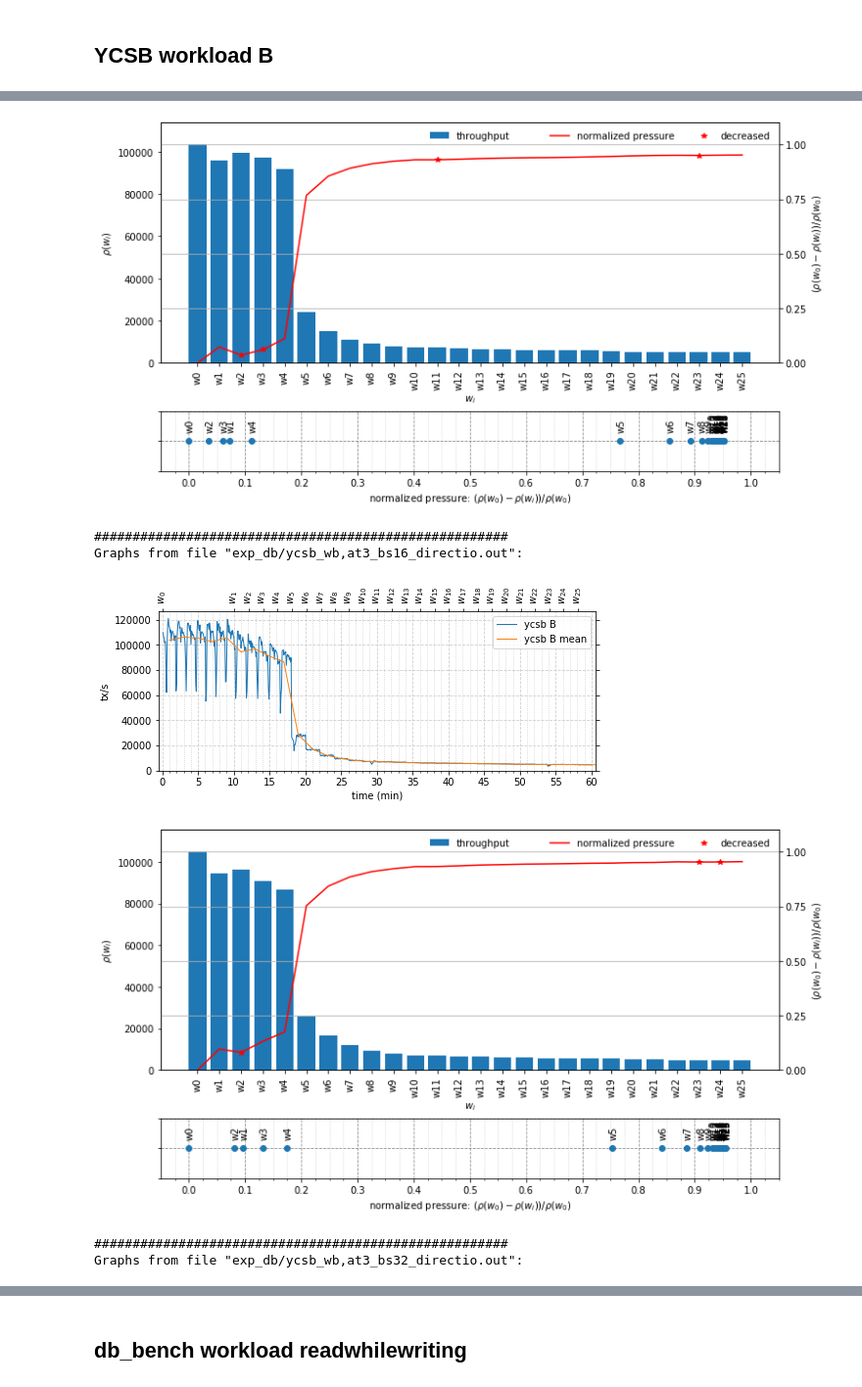
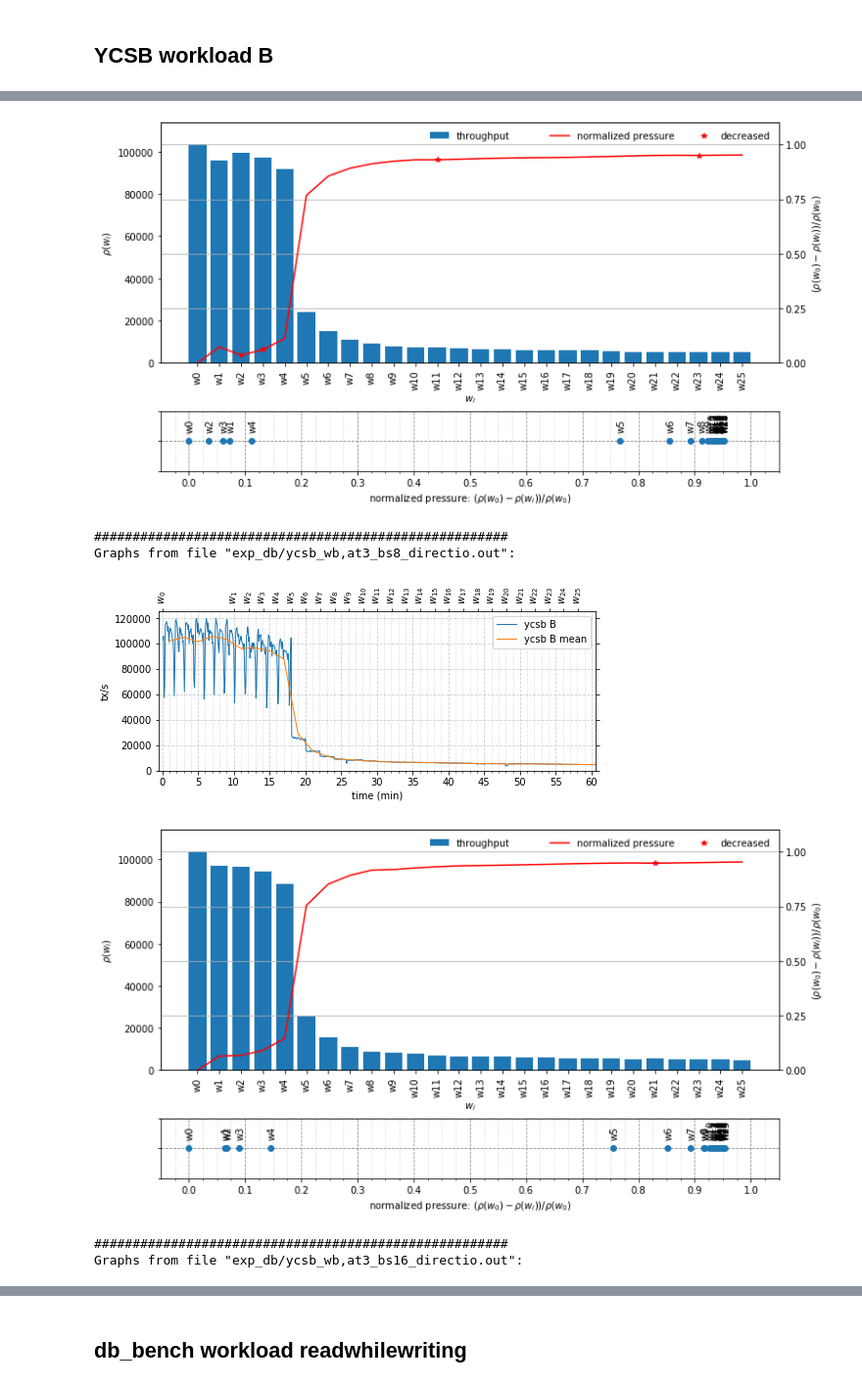
Before and after one commit to alange0001/rocksdb_test, a Jupyter notebook: plot/exp_db.ipynb, the cells around one changed output, grey strips where cells are left out. Shown at 98% size. Drawn from its saved outputs; the diff is of its cells as text; code cells hidden in the pictures.

```diff
--- a/plot/exp_db.ipynb
+++ b/plot/exp_db.ipynb
@@ -47,25 +48,26 @@ Graphs from file "exp_db/ycsb_wa,at3_bs64_directio.out":
 # %%
 plot.plotFiles([
     'exp_db/ycsb_wb.out',
     'exp_db/ycsb_wb,at3_bs4_directio.out',
+    'exp_db/ycsb_wb,at3_bs8_directio.out',
     'exp_db/ycsb_wb,at3_bs16_directio.out',
     'exp_db/ycsb_wb,at3_bs32_directio.out',
     'exp_db/ycsb_wb,at3_bs64_directio.out',
     'exp_db/ycsb_wb,at3_bs128_directio.out',
     'exp_db/ycsb_wb,at3_bs256_directio.out',
     'exp_db/ycsb_wb,at3_bs512_directio.out',
 ], options)
 # %% [output]
 ######################################################
 Graphs from file "exp_db/ycsb_wb.out":
 [figure]
 ######################################################
 Graphs from file "exp_db/ycsb_wb,at3_bs4_directio.out":
 [figure]
 [figure]
 ######################################################
-Graphs from file "exp_db/ycsb_wb,at3_bs16_directio.out":
+Graphs from file "exp_db/ycsb_wb,at3_bs8_directio.out":
-[figure, old version]
+[figure, new version]
-[figure, old version]
+[figure, new version]
 ######################################################
-Graphs from file "exp_db/ycsb_wb,at3_bs32_directio.out":
+Graphs from file "exp_db/ycsb_wb,at3_bs16_directio.out":
```
Also changed, not shown: parts of 3 cells of this notebook, 2 other files.
